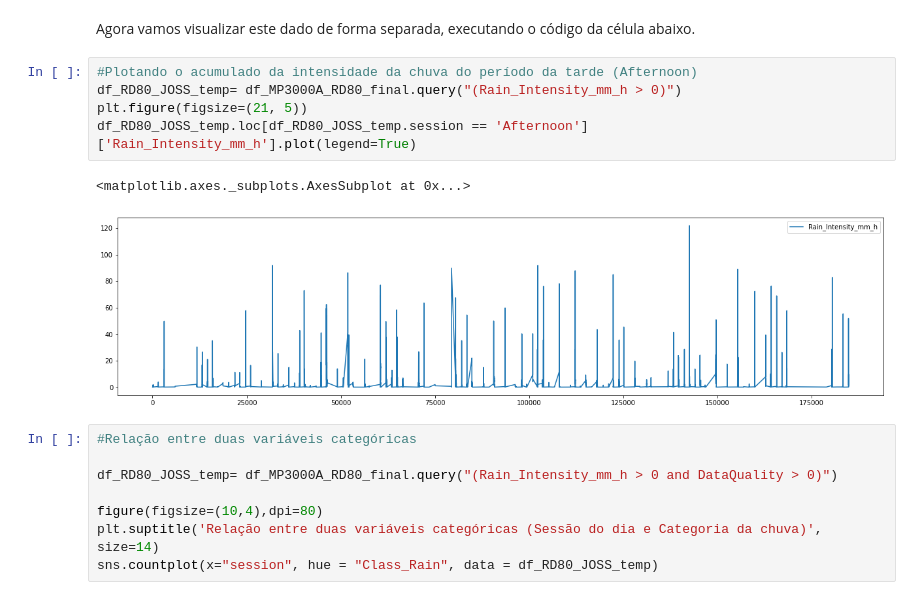
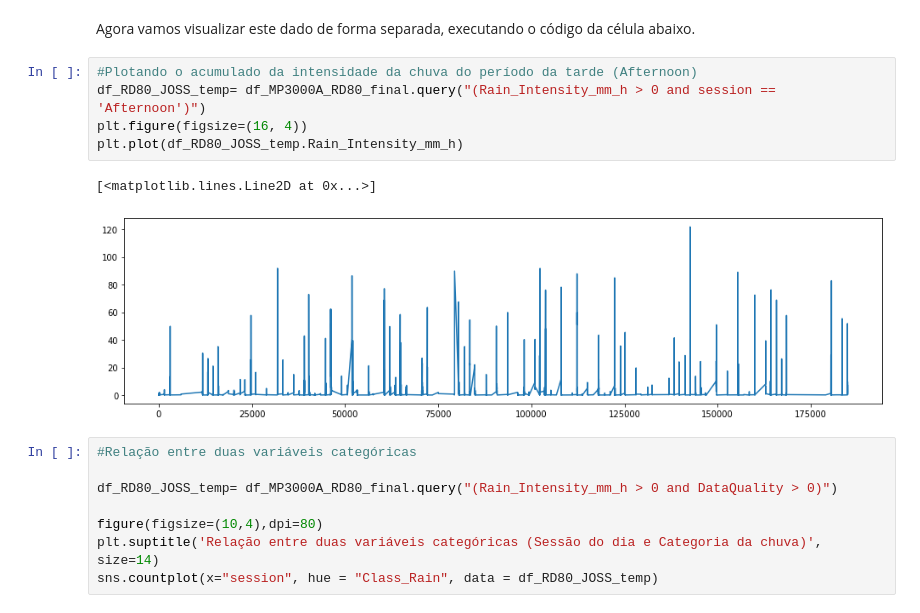
Before and after one commit to lourencocavalcante/Introduction-to-Data-Science, a Jupyter notebook: CAP394_2022_ProjetoFinal_EDA.ipynb, the cells around one changed output. Cells and saved outputs as stored; diff of their text form.

```diff
--- a/CAP394_2022_ProjetoFinal_EDA.ipynb
+++ b/CAP394_2022_ProjetoFinal_EDA.ipynb
@@ -451,12 +451,12 @@ Como podemos ver, os resultados dos gráficos acima nos levam a inferir que ocor
 Agora vamos visualizar este dado de forma separada, executando o código da célula abaixo.
 # %%
 #Plotando o acumulado da intensidade da chuva do período da tarde (Afternoon)
-df_RD80_JOSS_temp= df_MP3000A_RD80_final.query("(Rain_Intensity_mm_h > 0)")
-plt.figure(figsize=(21, 5))
-df_RD80_JOSS_temp.loc[df_RD80_JOSS_temp.session == 'Afternoon']['Rain_Intensity_mm_h'].plot(legend=True)
+df_RD80_JOSS_temp= df_MP3000A_RD80_final.query("(Rain_Intensity_mm_h > 0 and session == 'Afternoon')")
+plt.figure(figsize=(16, 4))
+plt.plot(df_RD80_JOSS_temp.Rain_Intensity_mm_h)
 # %% [output]
-<matplotlib.axes._subplots.AxesSubplot at 0x...>
+[<matplotlib.lines.Line2D at 0x...>]
-[figure, old version]
+[figure, new version]
 # %%
 #Relação entre duas variáveis categóricas
 
```
Also changed, not shown: parts of 1 cell of this notebook.
